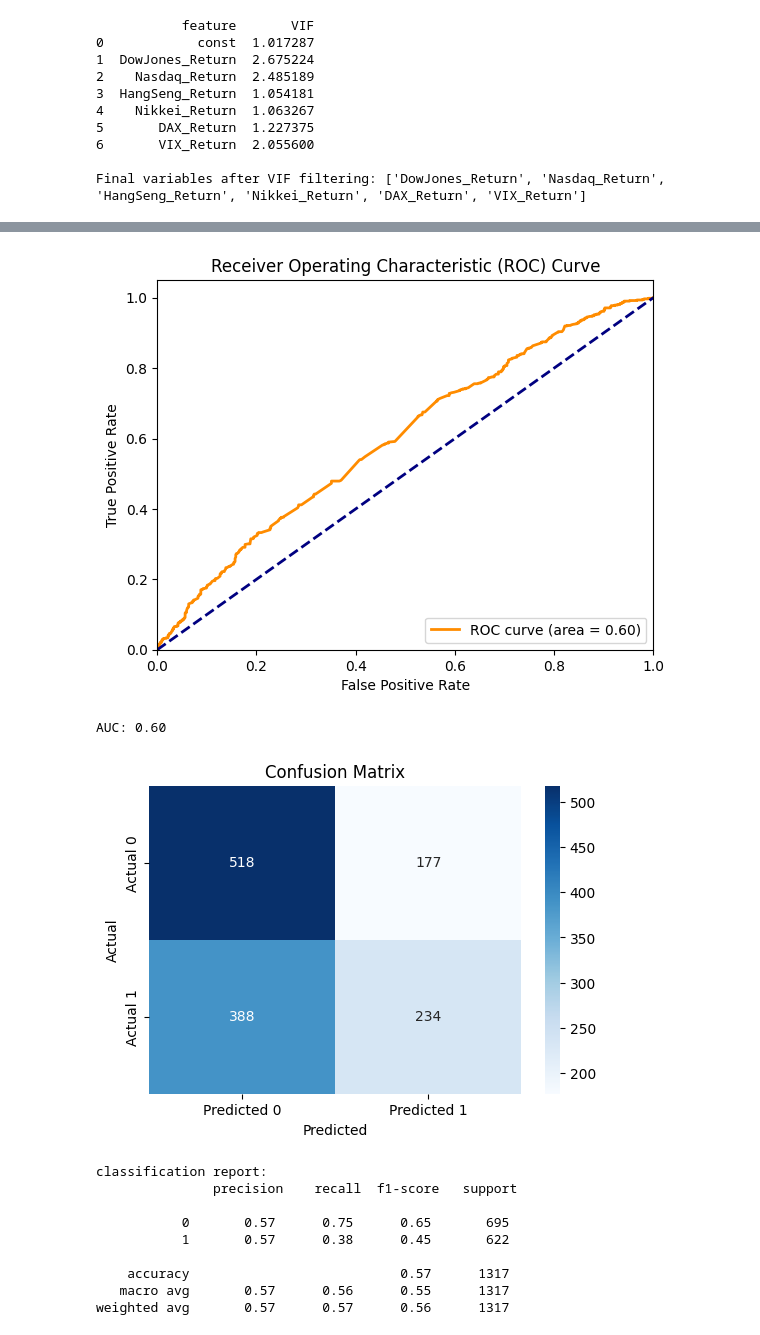
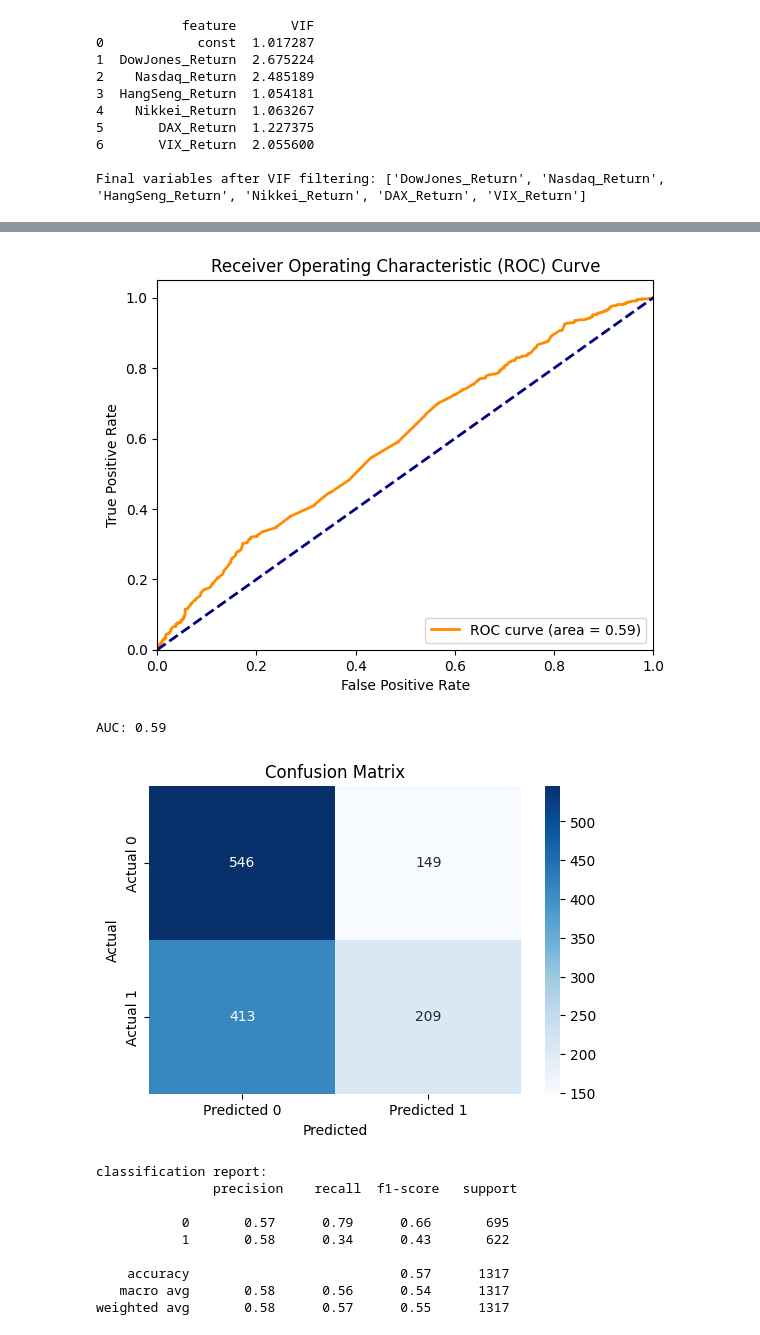
Before and after one commit to pablogrs/nifty_data, a Jupyter notebook: phase3.ipynb, the cells around one changed output, grey strips where cells are left out. Drawn from its saved outputs; the diff is of its cells as text; code cells hidden in the pictures.

```diff
--- a/phase3.ipynb
+++ b/phase3.ipynb
@@ -102,3 +111,15 @@ print(f"\nFinal variables after VIF filtering: {independent_vars}")
 6       VIX_Return  2.055600
 
 Final variables after VIF filtering: ['DowJones_Return', 'Nasdaq_Return', 'HangSeng_Return', 'Nikkei_Return', 'DAX_Return', 'VIX_Return']
+# %%
+# 5 - Rebuild Logistic Regression Model with significant independent variables
+
+significant_vars = [
+    'HangSeng_Return', 'Nikkei_Return',
+    'DAX_Return', 'VIX_Return' ]
+
+X_train_sig = sm.add_constant(train_df[significant_vars])
+X_test_sig = sm.add_constant(test_df[significant_vars])
+
+model_sig = sm.Logit(y_train.astype(int), X_train_sig.astype(int)).fit()
+print(model_sig.summary())
@@ -105,9 +144,8 @@ Final variables after VIF filtering: ['DowJones_Return', 'Nasdaq_Return', 'HangS
 # %%
-from sklearn.metrics import roc_curve, auc
-import matplotlib.pyplot as plt
+# 6 - Obtain ROC curve and AUC for train data
 
 # Predict probabilities on the train set and calculate ROC AUC
-train_df['predprob'] = model.predict(X_train.astype(int))
+train_df['predprob'] = model_sig.predict(X_train_sig.astype(int))
 fpr, tpr, thresholds = roc_curve(y_train, train_df['predprob'])
 roc_auc = auc(fpr, tpr)
 
@@ -126,40 +164,39 @@ plt.show()
 # # Print AUC
 print(f"AUC: {roc_auc:.2f}")
 # %% [output]
-[figure, old version]
+[figure, new version]
-AUC: 0.60
+AUC: 0.59
 # %%
-from sklearn.metrics import confusion_matrix, classification_report
-import seaborn as sns
+# 7 - Get specificity, sensitivity and proceed if we are happy with how are these leveled
 
 # Confusion Matrix and Classification Report
-y_pred = model.predict(X_train.astype(int)) >= 0.5
+y_pred = model_sig.predict(X_train_sig.astype(int)) >= 0.5
 cm = confusion_matrix(y_train, y_pred)
 cr = classification_report(y_train, y_pred)
 
 # Plot confusion matrix heatmap
 plt.figure(figsize=(6, 4))
 sns.heatmap(cm, annot=True, fmt='d', cmap='Blues',
             xticklabels=['Predicted 0', 'Predicted 1'],
             yticklabels=['Actual 0', 'Actual 1'])
 
 plt.title('Confusion Matrix')
 plt.xlabel('Predicted')
 plt.ylabel('Actual')
 plt.show()
 
 print("classification report:\n", cr)
 # %% [output]
-[figure, old version]
+[figure, new version]
 classification report:
                precision    recall  f1-score   support
 
-           0       0.57      0.75      0.65       695
-           1       0.57      0.38      0.45       622
+           0       0.57      0.79      0.66       695
+           1       0.58      0.34      0.43       622
 
     accuracy                           0.57      1317
-   macro avg       0.57      0.56      0.55      1317
-weighted avg       0.57      0.57      0.56      1317
+   macro avg       0.58      0.56      0.54      1317
+weighted avg       0.58      0.57      0.55      1317
 # %%
 # Overall accuracy is very low, looking for a better threshold based on ROC curve
 # Method 1: Youden's Index (maximizes TPR - FPR)
```
Also changed, not shown: parts of 12 cells of this notebook, 3 other files.
